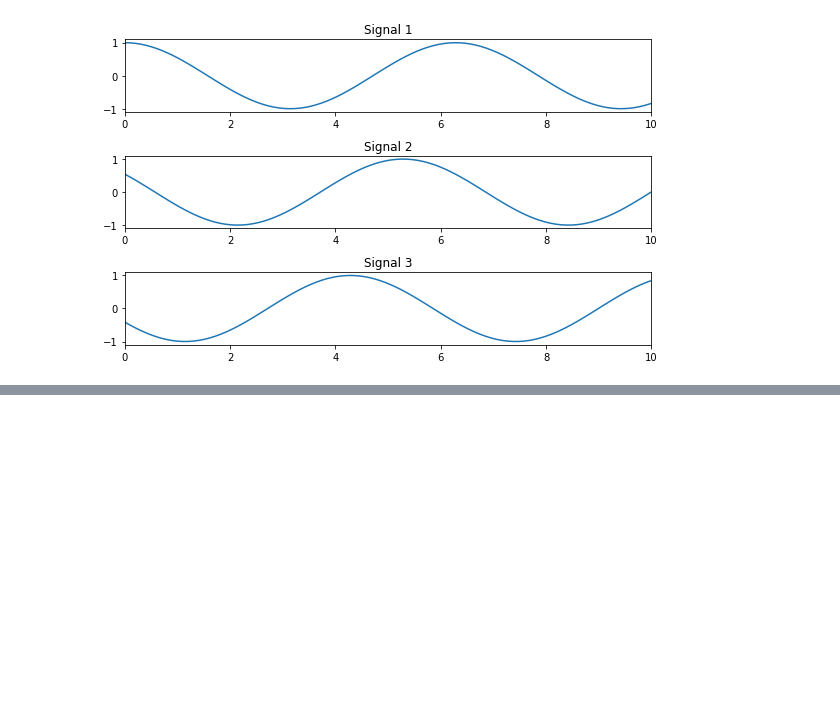
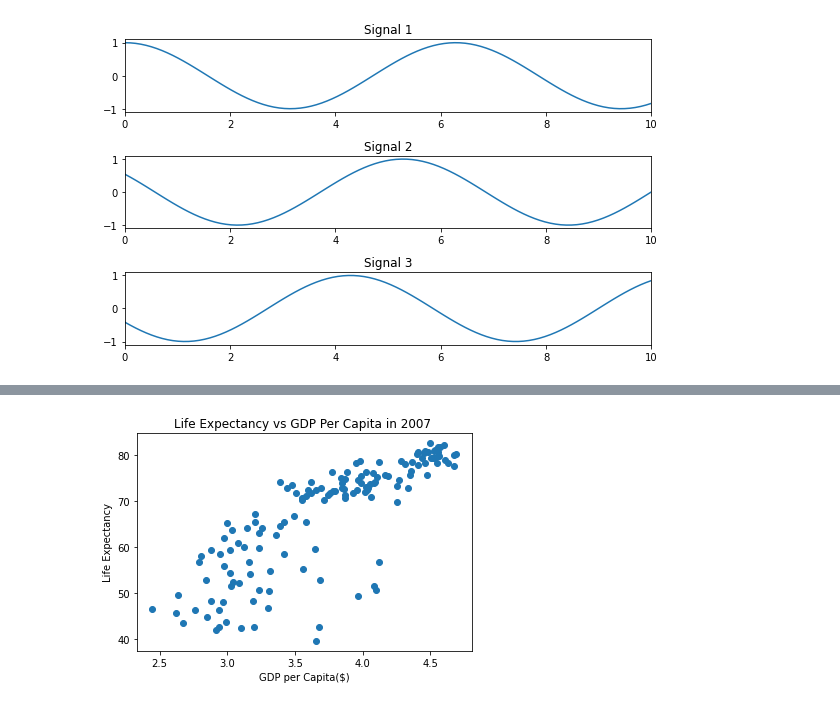
Before and after one commit to Cynthia3992/intro_to_ds, a Jupyter notebook: visualization/Plotting with Matplotlib.ipynb, the cells around one changed output, grey strips where cells are left out. Saved outputs shown, nothing was run; the diff lists cells and outputs as text; code cells hidden in the pictures; blank space fills up the shorter version.

```diff
--- a/visualization/Plotting with Matplotlib.ipynb
+++ b/visualization/Plotting with Matplotlib.ipynb
@@ -239,0 +307,8 @@ SyntaxError: invalid syntax (<ipython-input-5-74c29e7d6291>, line 3)
+# %%
+plt.scatter(np.log10(data_2007['gdpPerCapita']),data_2007['lifeExpectancy'])
+plt.title('Life Expectancy vs GDP Per Capita in 2007 ')
+plt.xlabel('GDP per Capita($)')
+plt.ylabel('Life Expectancy')
+plt.show()
+# %% [output]
+[figure, added]
```
Also changed, not shown: parts of 24 cells of this notebook, 7 other files.
